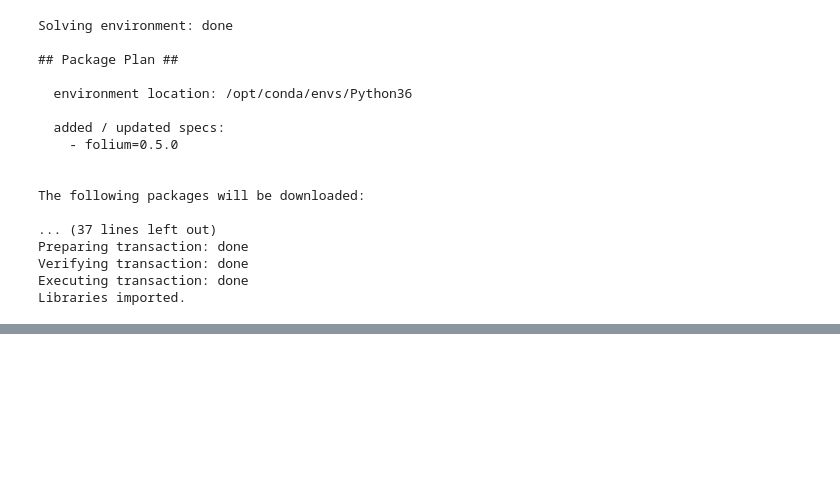
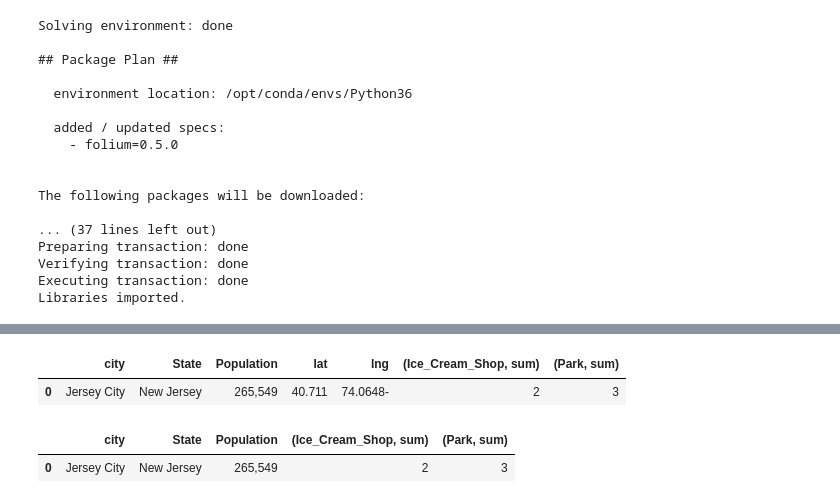
Before and after one commit to nili1975/Coursera_Capstone1, a Jupyter notebook: Capstone project week4.ipynb, the cells around one changed output, grey strips where cells are left out. Saved outputs shown, nothing was run; the diff lists cells and outputs as text; code cells hidden in the pictures; blank space fills up the shorter version.

```diff
--- a/Capstone project week4.ipynb
+++ b/Capstone project week4.ipynb
@@ -129,0 +196,12 @@ KeyError: "['city' 'Ice_Cream_Shop sum' 'Park sum'] not in index"
+# %%
+My_dataframe = pd.merge(City_popu, grouped, on='city')
+My_dataframe.head()
+# %% [output]
+|  | city | State | Population | lat | lng | (Ice_Cream_Shop, sum) | (Park, sum) |
+| 0 | Jersey City | New Jersey | 265,549 | ﻿40.711 | 74.0648- | 2 | 3 |
+# %%
+My_dataframe1=My_dataframe.drop(columns=['lng', 'lat'])
+My_dataframe1.head()
+# %% [output]
+|  | city | State | Population | (Ice_Cream_Shop, sum) | (Park, sum) |
+| 0 | Jersey City | New Jersey | 265,549 | 2 | 3 |
```
Also changed, not shown: parts of 9 cells of this notebook.
